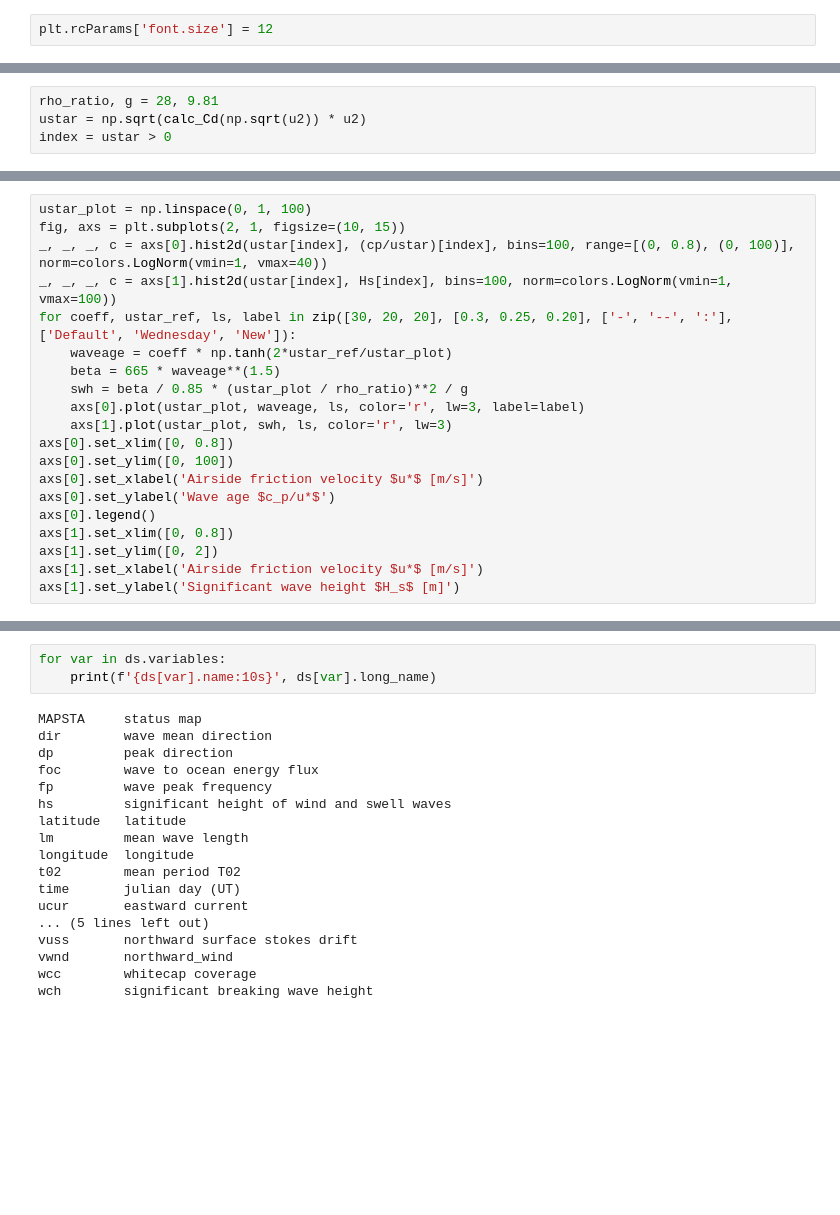
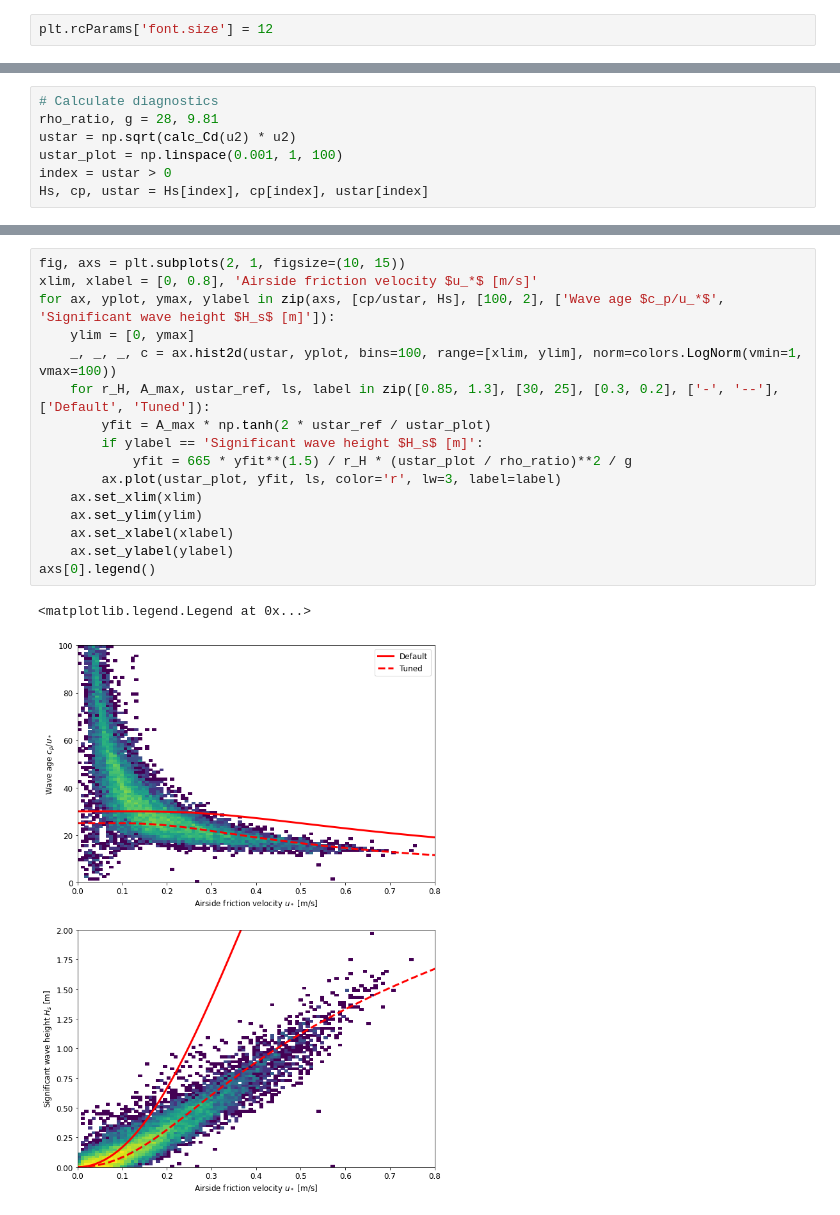
Before and after one commit to SalishSeaCast/analysis-ben, a Jupyter notebook: notebooks/wavemixing.ipynb, the cells around one changed output, grey strips where cells are left out. Drawn from its saved outputs; the diff is of its cells as text; blank space fills up the shorter version.

```diff
--- a/notebooks/wavemixing.ipynb
+++ b/notebooks/wavemixing.ipynb
@@ -103,4 +86,7 @@ u2 = np.hstack(u2)
 # %%
+# Calculate diagnostics
 rho_ratio, g = 28, 9.81
-ustar = np.sqrt(calc_Cd(np.sqrt(u2)) * u2)
+ustar = np.sqrt(calc_Cd(u2) * u2)
+ustar_plot = np.linspace(0.001, 1, 100)
 index = ustar > 0
+Hs, cp, ustar = Hs[index], cp[index], ustar[index]
@@ -115,20 +92,0 @@ $$\frac{c_p}{u_*} = W_{max}\tanh \frac{2u_{*ref}}{u_*}$$
-# %%
-ustar_plot = np.linspace(0, 1, 100)
-fig, axs = plt.subplots(2, 1, figsize=(10, 15))
-_, _, _, c = axs[0].hist2d(ustar[index], (cp/ustar)[index], bins=100, range=[(0, 0.8), (0, 100)], norm=colors.LogNorm(vmin=1, vmax=40))
-_, _, _, c = axs[1].hist2d(ustar[index], Hs[index], bins=100, norm=colors.LogNorm(vmin=1, vmax=100))
-for coeff, ustar_ref, ls, label in zip([30, 20, 20], [0.3, 0.25, 0.20], ['-', '--', ':'], ['Default', 'Wednesday', 'New']):
-    waveage = coeff * np.tanh(2*ustar_ref/ustar_plot)
-    beta = 665 * waveage**(1.5)
-    swh = beta / 0.85 * (ustar_plot / rho_ratio)**2 / g
-    axs[0].plot(ustar_plot, waveage, ls, color='r', lw=3, label=label)
-    axs[1].plot(ustar_plot, swh, ls, color='r', lw=3)
-axs[0].set_xlim([0, 0.8])
-axs[0].set_ylim([0, 100])
-axs[0].set_xlabel('Airside friction velocity $u*$ [m/s]')
-axs[0].set_ylabel('Wave age $c_p/u*$')
-axs[0].legend()
-axs[1].set_xlim([0, 0.8])
-axs[1].set_ylim([0, 2])
-axs[1].set_xlabel('Airside friction velocity $u*$ [m/s]')
-axs[1].set_ylabel('Significant wave height $H_s$ [m]')
@@ -138,21 +93,19 @@ Text(0, 0.5, 'Significant wave height $H_s$ [m]')
-# %%
-for var in ds.variables:
-    print(f'{ds[var].name:10s}', ds[var].long_name)
-# %% [output]
-MAPSTA     status map
-dir        wave mean direction
-dp         peak direction
-foc        wave to ocean energy flux
-fp         wave peak frequency
-hs         significant height of wind and swell waves
-latitude   latitude
-lm         mean wave length
-longitude  longitude
-t02        mean period T02
-time       julian day (UT)
-ucur       eastward current
-... (5 lines left out)
-vuss       northward surface stokes drift
-vwnd       northward_wind
-wcc        whitecap coverage
-wch        significant breaking wave height
+# %%
+fig, axs = plt.subplots(2, 1, figsize=(10, 15))
+xlim, xlabel = [0, 0.8], 'Airside friction velocity $u_*$ [m/s]'
+for ax, yplot, ymax, ylabel in zip(axs, [cp/ustar, Hs], [100, 2], ['Wave age $c_p/u_*$', 'Significant wave height $H_s$ [m]']):
+    ylim = [0, ymax]
+    _, _, _, c = ax.hist2d(ustar, yplot, bins=100, range=[xlim, ylim], norm=colors.LogNorm(vmin=1, vmax=100))
+    for r_H, A_max, ustar_ref, ls, label in zip([0.85, 1.3], [30, 25], [0.3, 0.2], ['-', '--'], ['Default', 'Tuned']):
+        yfit = A_max * np.tanh(2 * ustar_ref / ustar_plot)
+        if ylabel == 'Significant wave height $H_s$ [m]':
+            yfit = 665 * yfit**(1.5) / r_H * (ustar_plot / rho_ratio)**2 / g
+        ax.plot(ustar_plot, yfit, ls, color='r', lw=3, label=label)
+    ax.set_xlim(xlim)
+    ax.set_ylim(ylim)
+    ax.set_xlabel(xlabel)
+    ax.set_ylabel(ylabel)
+axs[0].legend()
+# %% [output]
+<matplotlib.legend.Legend at 0x...>
+[figure, added]
```
Also changed, not shown: parts of 11 cells of this notebook.
